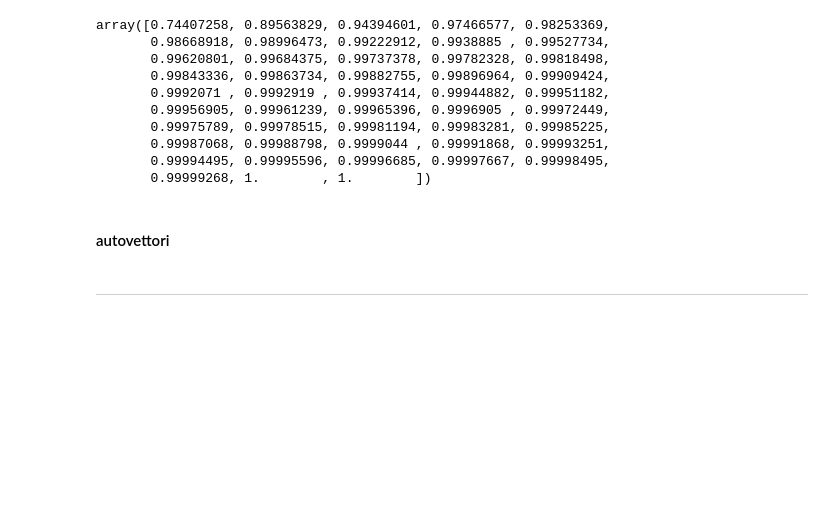
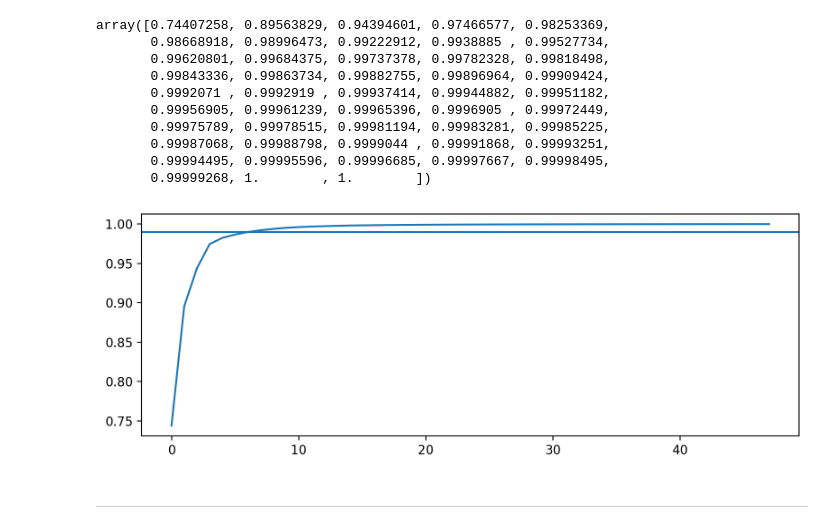
Before and after one commit to zosojack/ml-applications, a Jupyter notebook: 2-second-project/pca_benza.ipynb, the cells around one changed output. Drawn from its saved outputs; the diff is of its cells as text; code cells hidden in the pictures; blank space fills up the shorter version.

```diff
--- a/2-second-project/pca_benza.ipynb
+++ b/2-second-project/pca_benza.ipynb
@@ -96,8 +110,17 @@ array([0.74407258, 0.89563829, 0.94394601, 0.97466577, 0.98253369,
        0.99987068, 0.99988798, 0.9999044 , 0.99991868, 0.99993251,
        0.99994495, 0.99995596, 0.99996685, 0.99997667, 0.99998495,
        0.99999268, 1.        , 1.        ])
-# %% [markdown]
-#### autovettori
+# %%
+import matplotlib.pyplot as plt
+
+plt.figure(figsize=(8,3), dpi=200)
+x_axis=range(len(train_samples_cumsum))
+y_axis=train_samples_cumsum
+plt.plot(x_axis, y_axis)
+plt.axhline(y=0.99, )
+plt.tight_layout()
+# %% [output]
+[figure, added]
 # %% [markdown]
 ---
 # %% [markdown]
```
Also changed, not shown: parts of 6 cells of this notebook, 2 other files.
